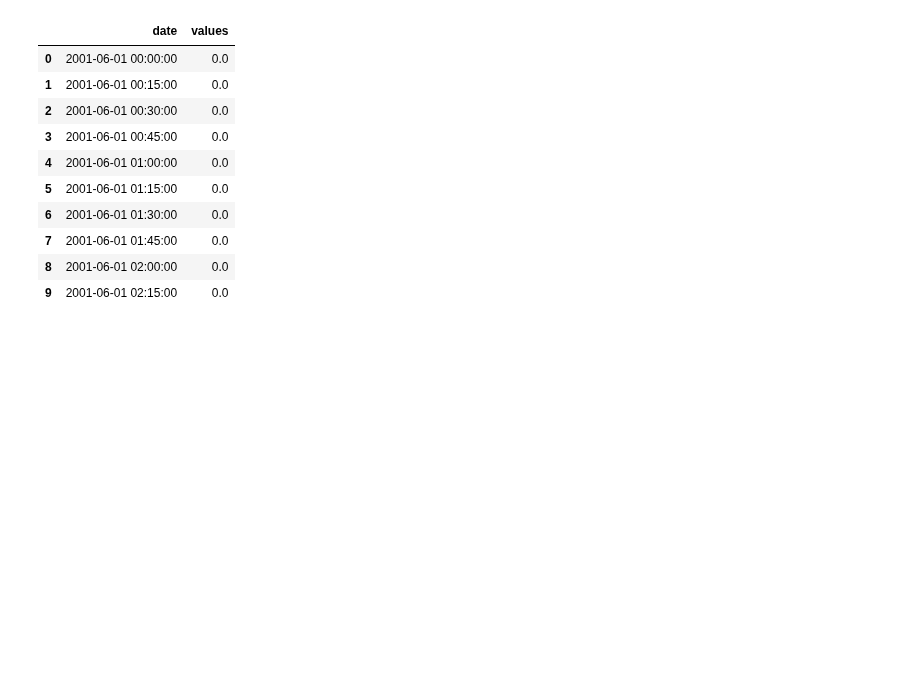
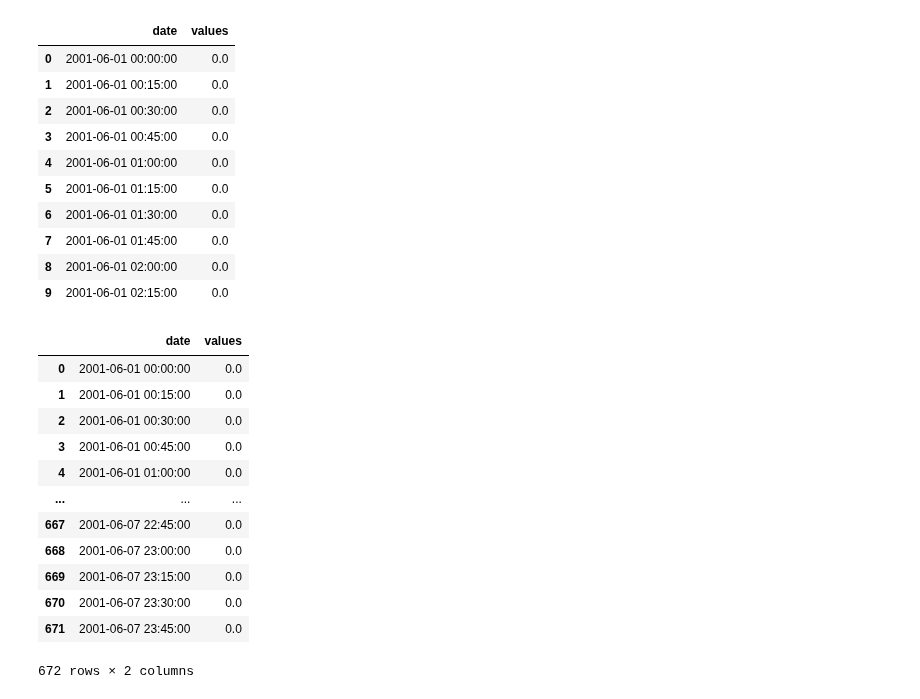
Before and after one commit to jfCoronel/OpenSimula, a Jupyter notebook: examples/user_guide.ipynb, the cells around one changed output. Drawn from its saved outputs; the diff is of its cells as text; code cells hidden in the pictures; blank space fills up the shorter version.

```diff
--- a/examples/user_guide.ipynb
+++ b/examples/user_guide.ipynb
@@ -91,3 +91,22 @@ import plotly.express as px
 datos = year.variable_dataframe()
 fig = px.bar(datos,x='date',y=['values'],height=600)
 fig.show()
+# %%
+pro.component("year").parameter("description").value = "Example of year schedule"
+pro.component("year").parameter("description").value
+pro.component("week").parameter("days_schedules").value[0]
+pro.component("year").variable_dataframe()
+# %% [output]
+|  | date | values |
+| 0 | 2001-06-01 00:00:00 | 0.0 |
+| 1 | 2001-06-01 00:15:00 | 0.0 |
+| 2 | 2001-06-01 00:30:00 | 0.0 |
+| 3 | 2001-06-01 00:45:00 | 0.0 |
+| 4 | 2001-06-01 01:00:00 | 0.0 |
+| ... | ... | ... |
+| 667 | 2001-06-07 22:45:00 | 0.0 |
+| 668 | 2001-06-07 23:00:00 | 0.0 |
+| 669 | 2001-06-07 23:15:00 | 0.0 |
+| 670 | 2001-06-07 23:30:00 | 0.0 |
+| 671 | 2001-06-07 23:45:00 | 0.0 |
+672 rows × 2 columns
```
Also changed, not shown: 7 other files.
